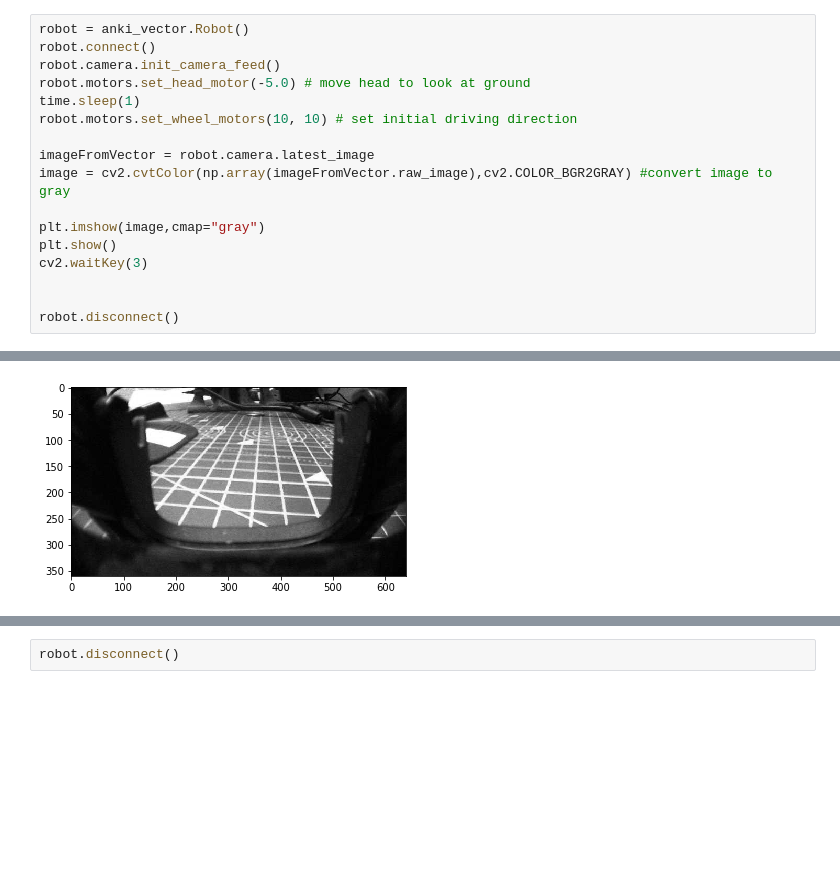
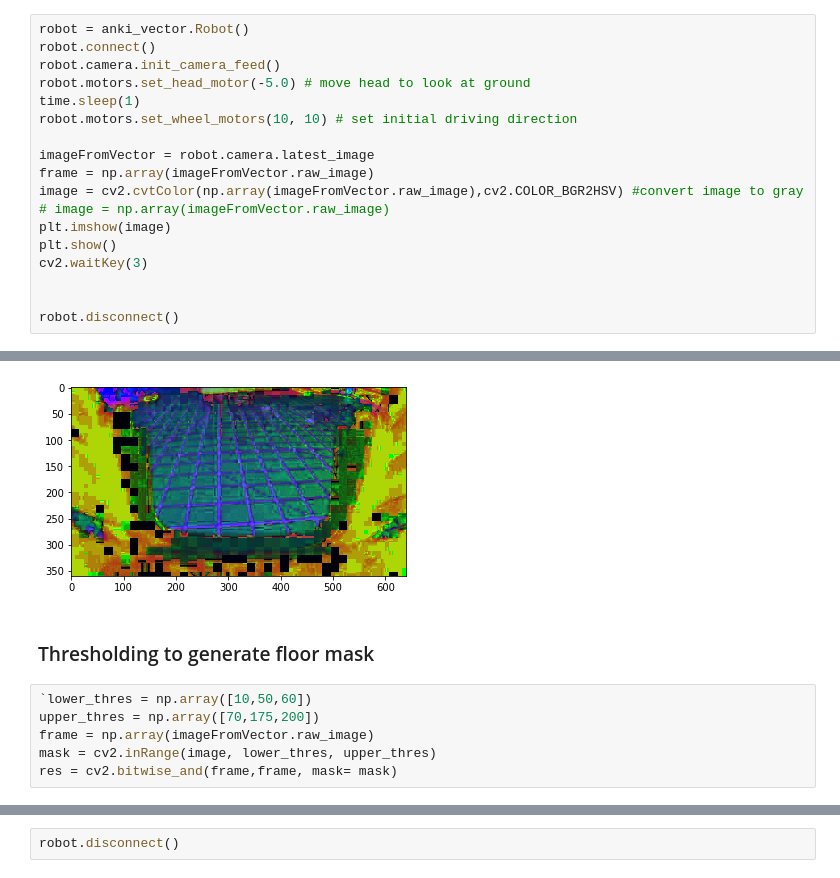
Before and after one commit to dshah003/anki_vector_vision, a Jupyter notebook: Vector_vision.ipynb, the cells around one changed output, grey strips where cells are left out. Saved outputs shown, nothing was run; the diff lists cells and outputs as text; blank space fills up the shorter version.

```diff
--- a/Vector_vision.ipynb
+++ b/Vector_vision.ipynb
@@ -23,9 +20,10 @@ time.sleep(1)
 robot.motors.set_wheel_motors(10, 10) # set initial driving direction
 
 imageFromVector = robot.camera.latest_image
-image = cv2.cvtColor(np.array(imageFromVector.raw_image),cv2.COLOR_BGR2GRAY) #convert image to gray
-
-plt.imshow(image,cmap="gray")
+frame = np.array(imageFromVector.raw_image)
+image = cv2.cvtColor(np.array(imageFromVector.raw_image),cv2.COLOR_BGR2HSV) #convert image to gray
+# image = np.array(imageFromVector.raw_image)
+plt.imshow(image)
 plt.show()
 cv2.waitKey(3)
 
@@ -38 +36,9 @@ robot.disconnect()
-[figure, old version]
+[figure, new version]
+# %% [markdown]
+### Thresholding to generate floor mask
+# %%
+`lower_thres = np.array([10,50,60])
+upper_thres = np.array([70,175,200])
+frame = np.array(imageFromVector.raw_image)
+mask = cv2.inRange(image, lower_thres, upper_thres)
+res = cv2.bitwise_and(frame,frame, mask= mask)
```
Also changed, not shown: parts of 12 cells of this notebook.
